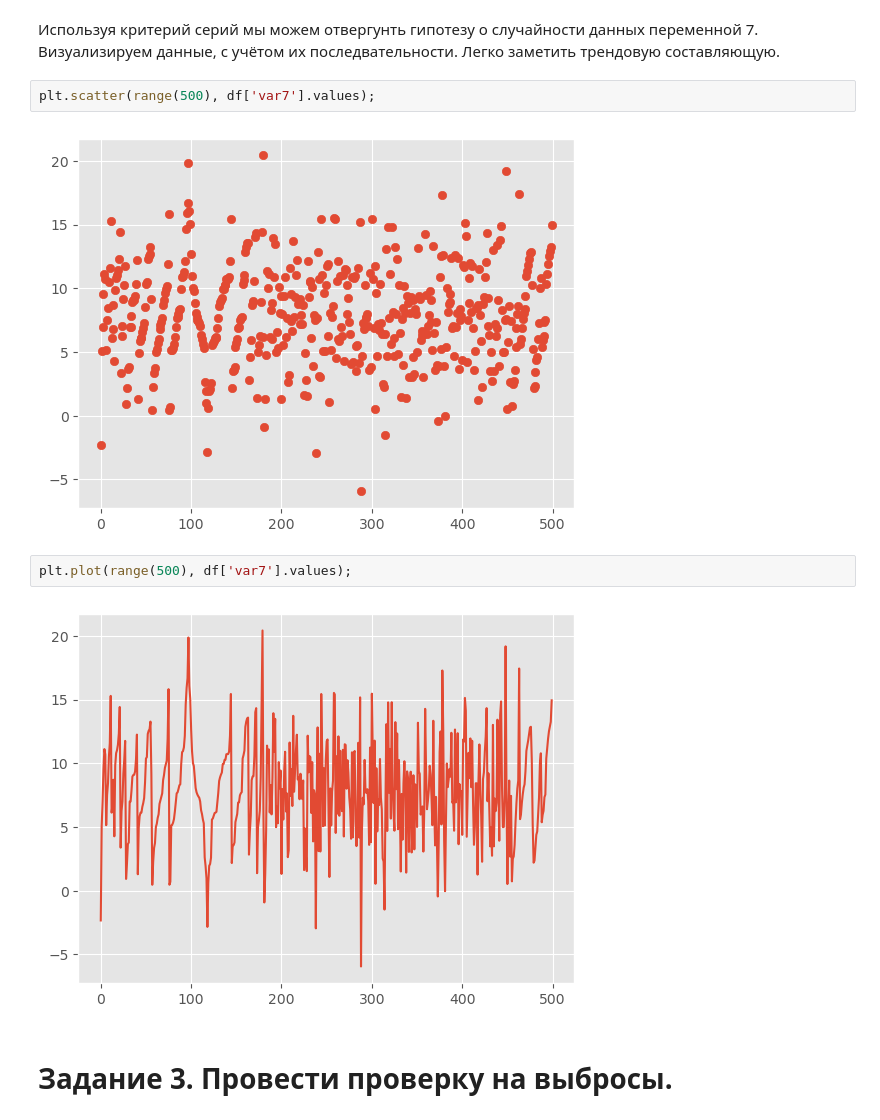
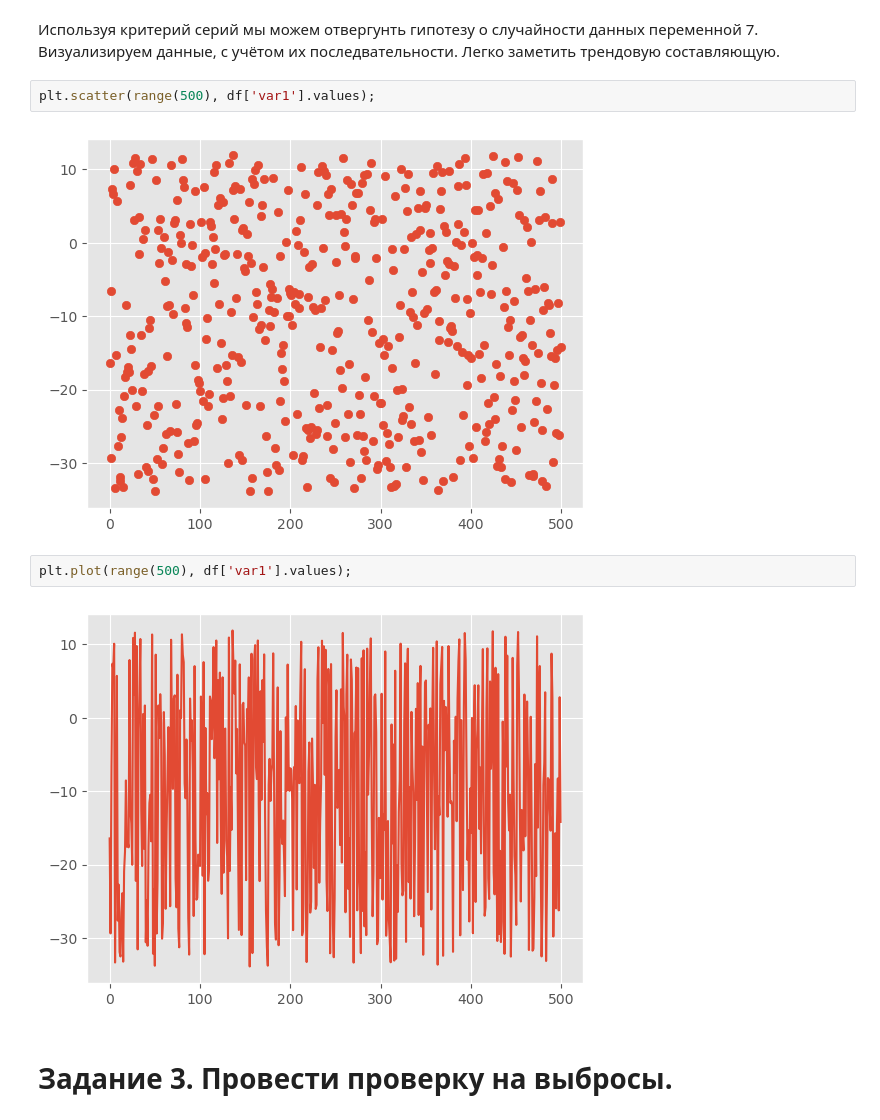
Before and after one commit to vitamin1312/Statistics, a Jupyter notebook: Lab1/main.ipynb, the cells around one changed output. Cells and saved outputs as stored; diff of their text form.

```diff
--- a/Lab1/main.ipynb
+++ b/Lab1/main.ipynb
@@ -226,13 +226,13 @@ series method -6.983533127275838
 # %% [markdown]
 Используя критерий серий мы можем отвергунть гипотезу о случайности данных переменной 7. Визуализируем данные, с учётом их последвательности. Легко заметить трендовую составляющую.
 # %%
-plt.scatter(range(500), df['var7'].values);
+plt.scatter(range(500), df['var1'].values);
 # %% [output]
-[figure, old version]
+[figure, new version]
 # %%
-plt.plot(range(500), df['var7'].values);
+plt.plot(range(500), df['var1'].values);
 # %% [output]
-[figure, old version]
+[figure, new version]
 # %% [markdown]
 # Задание 3. Провести проверку на выбросы.
 # %% [markdown]
```
Also changed, not shown: parts of 1 cell of this notebook, 1 other file.
